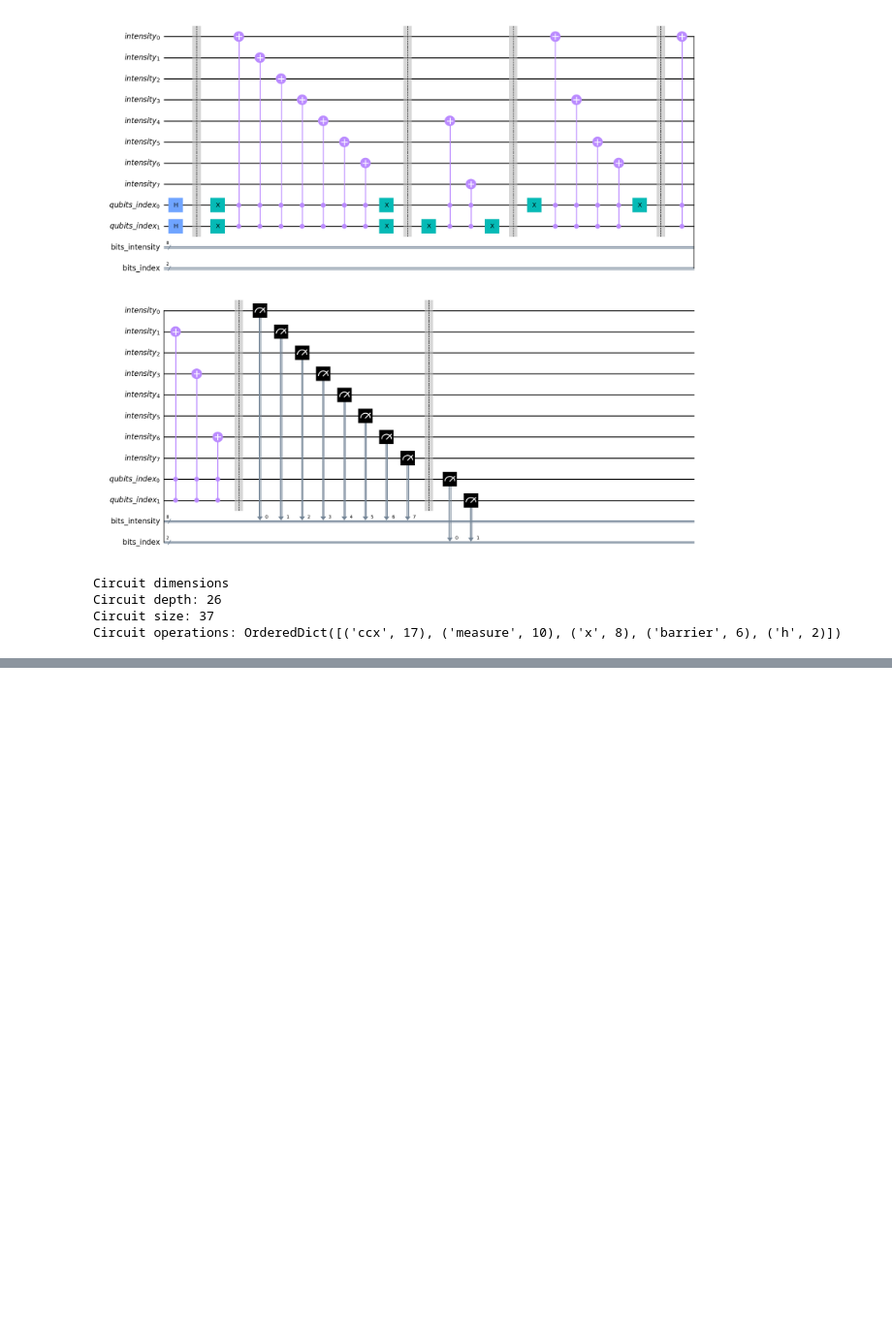
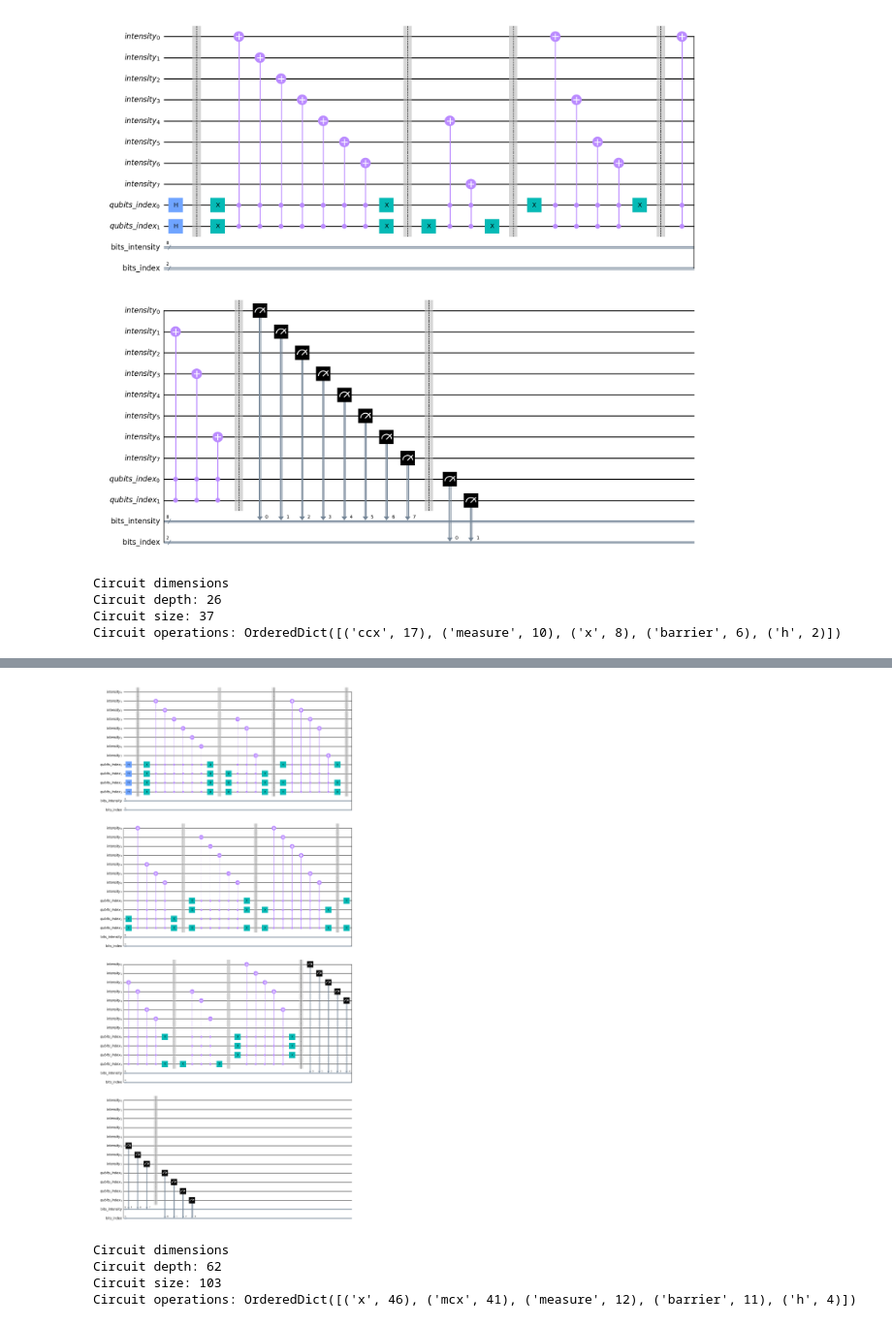
Before and after one commit to jvscursulim/qamp_fall22_project, a Jupyter notebook: draft.ipynb, the cells around one changed output, grey strips where cells are left out. Shown at 97% size. Drawn from its saved outputs; the diff is of its cells as text; code cells hidden in the pictures; blank space fills up the shorter version.

```diff
--- a/draft.ipynb
+++ b/draft.ipynb
@@ -34,6 +34,7 @@ plt.show()
 # plt.show()
 # %%
 resized_gray_astro = resize(gray_astro, (2,2))
+resized_gray_astro_33 = resize(gray_astro, (3,3))
 # %%
 qubits_idx = QuantumRegister(size=2, name="qubits_idx")
 intensity = QuantumRegister(size=8, name="intensity")
@@ -125,0 +127,16 @@ plot_histogram(counts)
+# %%
+qcircuit = image_neqr.image_quantum_circuit(gray_scale_image_array=resized_gray_astro_33, measurements=True)
+# %%
+qcircuit.draw(output="mpl")
+# %% [output]
+[figure, added]
+# %%
+print("Circuit dimensions")
+print(f"Circuit depth: {qcircuit.depth()}")
+print(f"Circuit size: {qcircuit.size()}")
+print(f"Circuit operations: {qcircuit.count_ops()}")
+# %% [output]
+Circuit dimensions
+Circuit depth: 62
+Circuit size: 103
+Circuit operations: OrderedDict([('x', 46), ('mcx', 41), ('measure', 12), ('barrier', 11), ('h', 4)])
```
Also changed, not shown: parts of 9 cells of this notebook.
